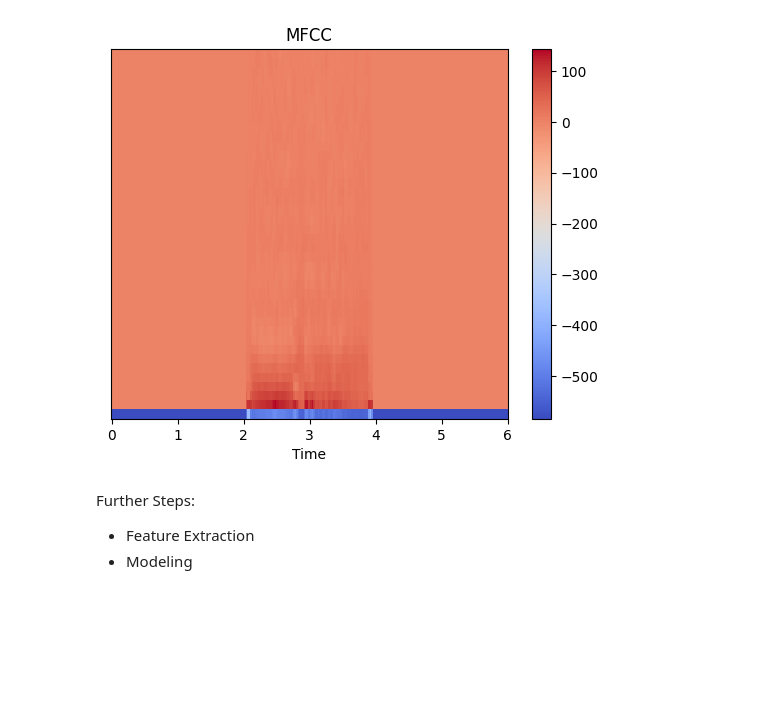
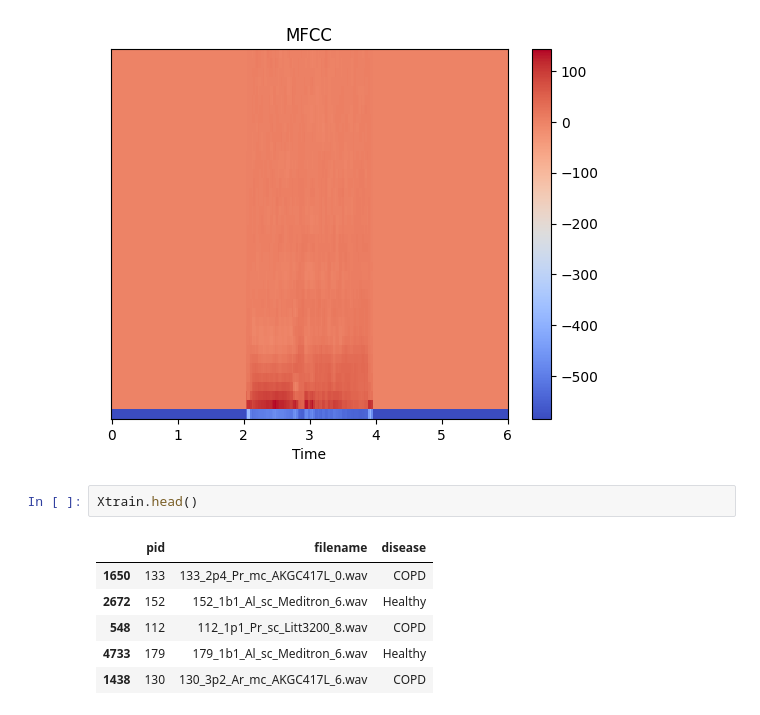
Before and after one commit to adityahbapat/Respiratory-Disorder-Classification-Based-on-Lung-Auscultation-Sounds, a Jupyter notebook: respiratory_disorder_classification.ipynb, the cells around one changed output. Saved outputs shown, nothing was run; the diff lists cells and outputs as text; blank space fills up the shorter version.

```diff
--- a/respiratory_disorder_classification.ipynb
+++ b/respiratory_disorder_classification.ipynb
@@ -490,7 +490,12 @@ ax.set(title='MFCC')
 # %% [output]
 [Text(0.5, 1.0, 'MFCC')]
 [figure]
-# %% [markdown]
-Further Steps:
-- Feature Extraction
-- Modeling
+# %%
+Xtrain.head()
+# %% [output]
+|  | pid | filename | disease |
+| 1650 | 133 | 133_2p4_Pr_mc_AKGC417L_0.wav | COPD |
+| 2672 | 152 | 152_1b1_Al_sc_Meditron_6.wav | Healthy |
+| 548 | 112 | 112_1p1_Pr_sc_Litt3200_8.wav | COPD |
+| 4733 | 179 | 179_1b1_Al_sc_Meditron_6.wav | Healthy |
+| 1438 | 130 | 130_3p2_Ar_mc_AKGC417L_6.wav | COPD |
```
Also changed, not shown: parts of 5 cells of this notebook, 2 other files.
